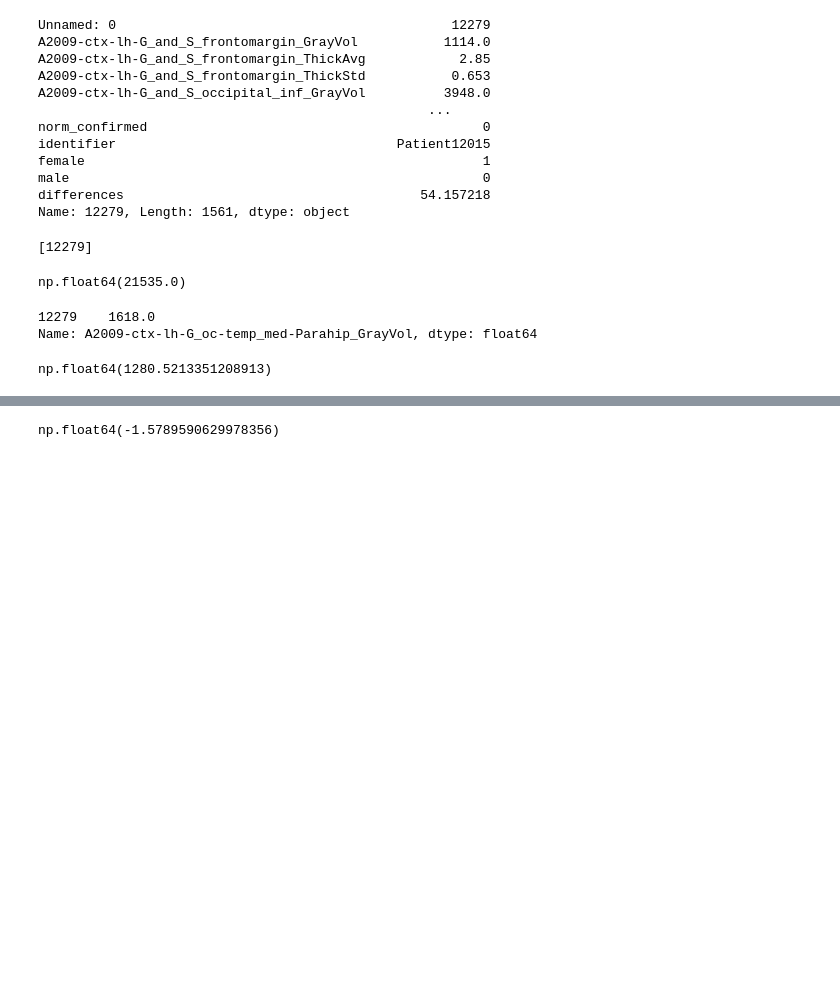
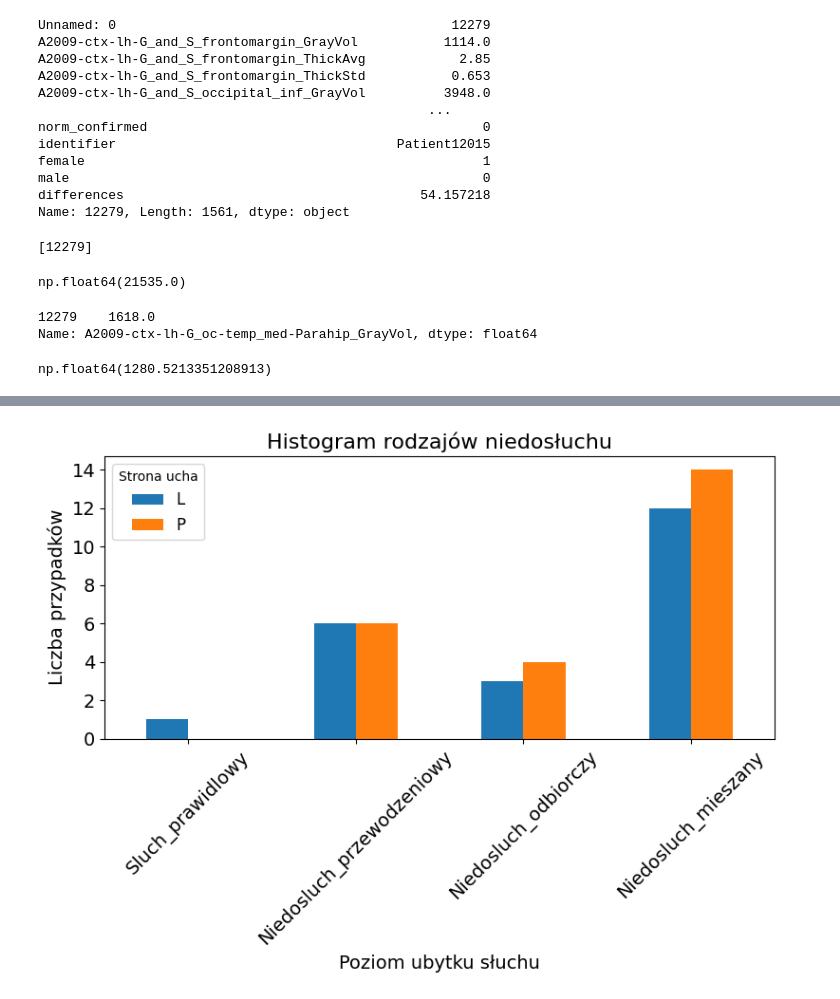
Before and after one commit to maria0026/NeuroHearing, a Jupyter notebook: notebooks/data_info.ipynb, the cells around one changed output, grey strips where cells are left out. Saved outputs shown, nothing was run; the diff lists cells and outputs as text; code cells hidden in the pictures; blank space fills up the shorter version.

```diff
--- a/notebooks/data_info.ipynb
+++ b/notebooks/data_info.ipynb
@@ -218,4 +207,0 @@ Name: A2009-ctx-lh-G_oc-temp_med-Parahip_GrayVol, dtype: float64
-# %%
-(690 - mean)/std
-# %% [output]
-np.float64(-1.5789590629978356)
@@ -221,0 +212,46 @@ np.float64(-1.5789590629978356)
+# %%
+BIAP_label_map = {
+    "Prawidlowy": 0,
+    "Lekki": 1,
+    "Umiarkowany": 2,
+    "Znaczny": 3,
+    "Gleboki": 4
+}
+
+ASHA_label_map = {
+    "Prawidlowy": 0,
+    "Nieznaczny": 1,
+    "Lekki": 2,
+    "Umiarkowany": 3,
+    "Umiarkowanie_ciezki": 4,
+    "Znaczny": 5,
+    "Gleboki": 6
+}
+
+hearing_type_map ={
+    "Sluch_prawidlowy":0,
+    "Niedosluch_przewodzeniowy":1,
+    "Niedosluch_odbiorczy":2,
+    "Niedosluch_mieszany":3
+}
+
+
+df["BIAP_code"] = df["BIAP"].map(BIAP_label_map)
+df["ASHA_code"] = df["ASHA"].map(ASHA_label_map)
+df["hearing_type_code"] = df["HEARING_TYPE"].map(hearing_type_map)
+# %%
+def plot_hearing_type(df):
+    counts = df.groupby(["hearing_type_code", "EAR_SIDE"]).size().unstack(fill_value=0)
+    counts.plot(kind="bar", figsize=(8,6))
+    plt.xticks(range(4), hearing_type_map.keys(), rotation=45, fontsize=14)
+    plt.yticks(fontsize=14)
+    plt.xlabel("Poziom ubytku słuchu", fontsize=14)
+    plt.ylabel("Liczba przypadków", fontsize=14)
+    plt.title("Histogram rodzajów niedosłuchu", fontsize=16)
+    plt.legend(title="Strona ucha", fontsize=12)
+    plt.tight_layout()
+    plt.show()
+# %%
+plot_hearing_type(df)
+# %% [output]
+[figure, added]
```
Also changed, not shown: parts of 6 cells of this notebook.
